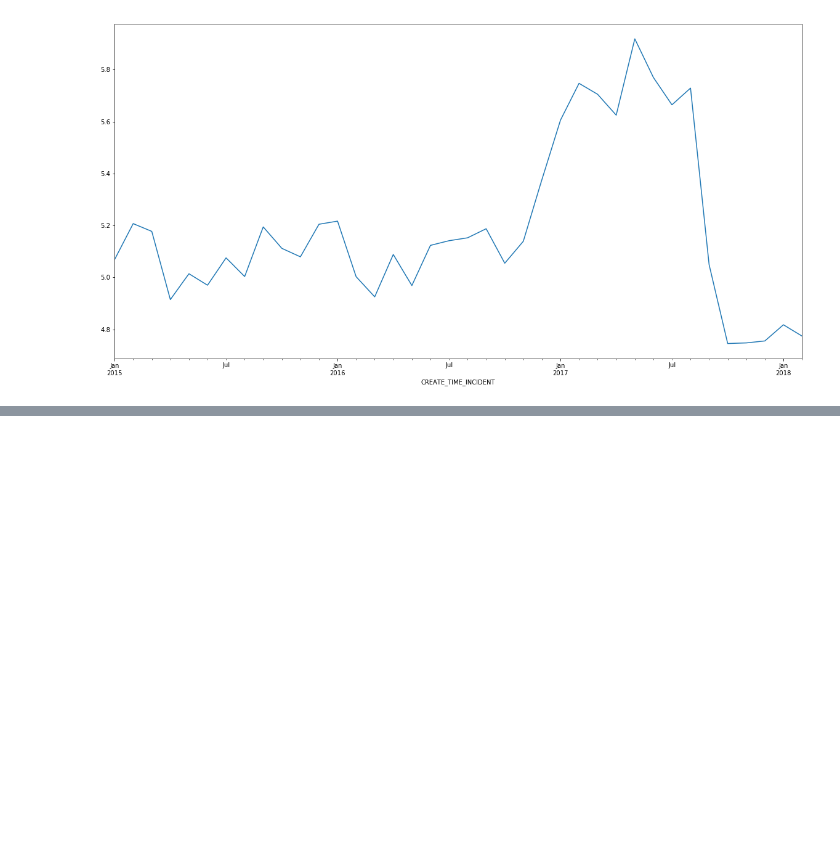
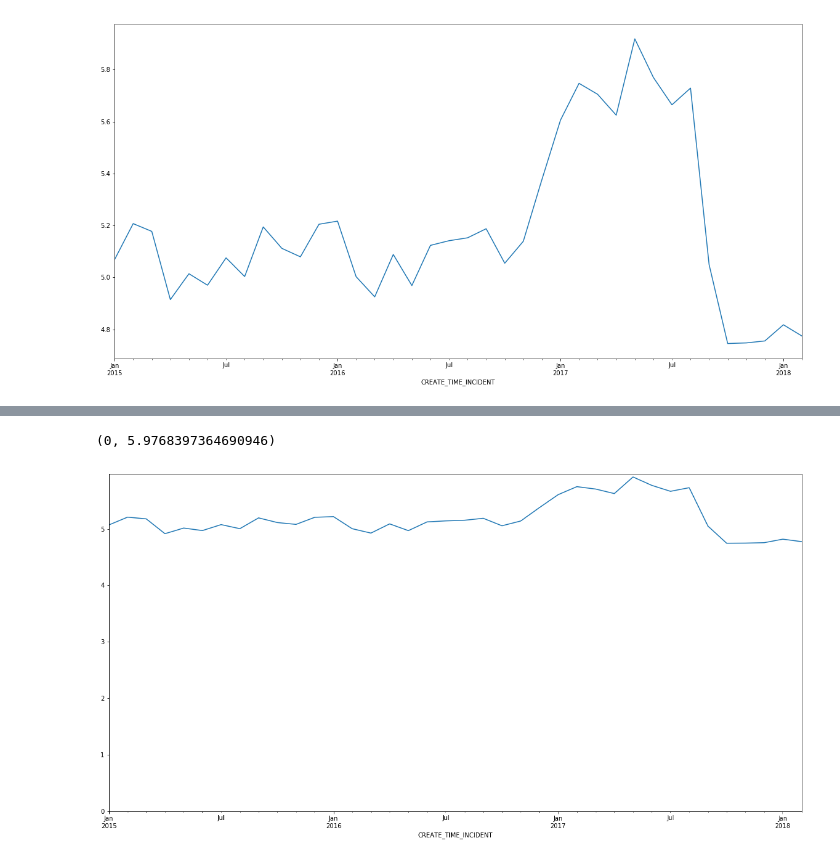
Before and after one commit to billmcmillin/python-data-day, a Jupyter notebook: sample/Visualization.ipynb, the cells around one changed output, grey strips where cells are left out. Cells and saved outputs as stored; diff of their text form; code cells hidden in the pictures; blank space fills up the shorter version.

```diff
--- a/sample/Visualization.ipynb
+++ b/sample/Visualization.ipynb
@@ -137,0 +158,7 @@ NameError: name 'index' is not defined
+# %%
+#A line graph showing a trend is very useful, but it the axis is not zero, it can be very misleading.
+plt.figure(figsize=(20,10))
+mean_monthly_TTA.plot().set_ylim(ymin=0)
+# %% [output]
+(0, 5.9768397364690946)
+[figure, added]
```
Also changed, not shown: parts of 10 cells of this notebook, 1 other file.
